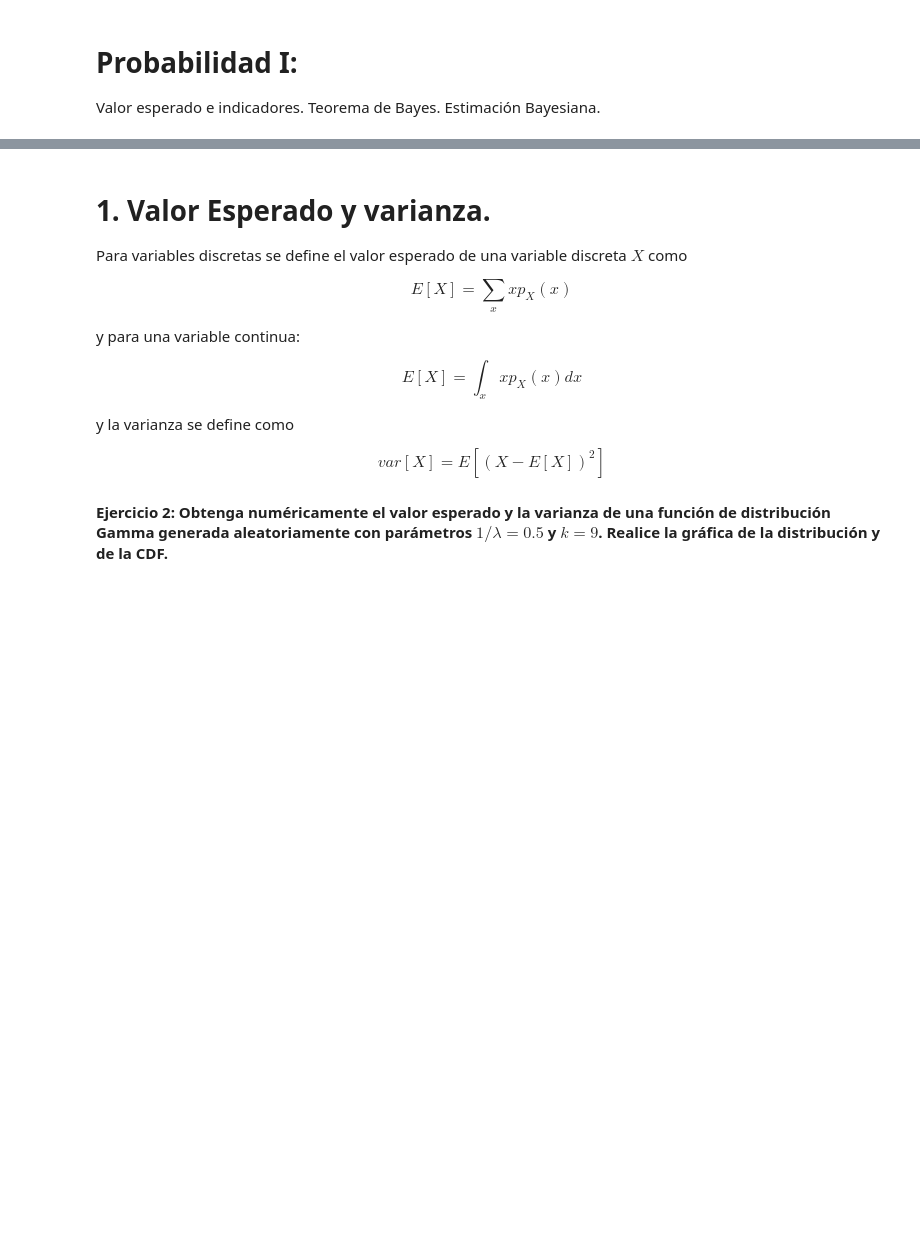
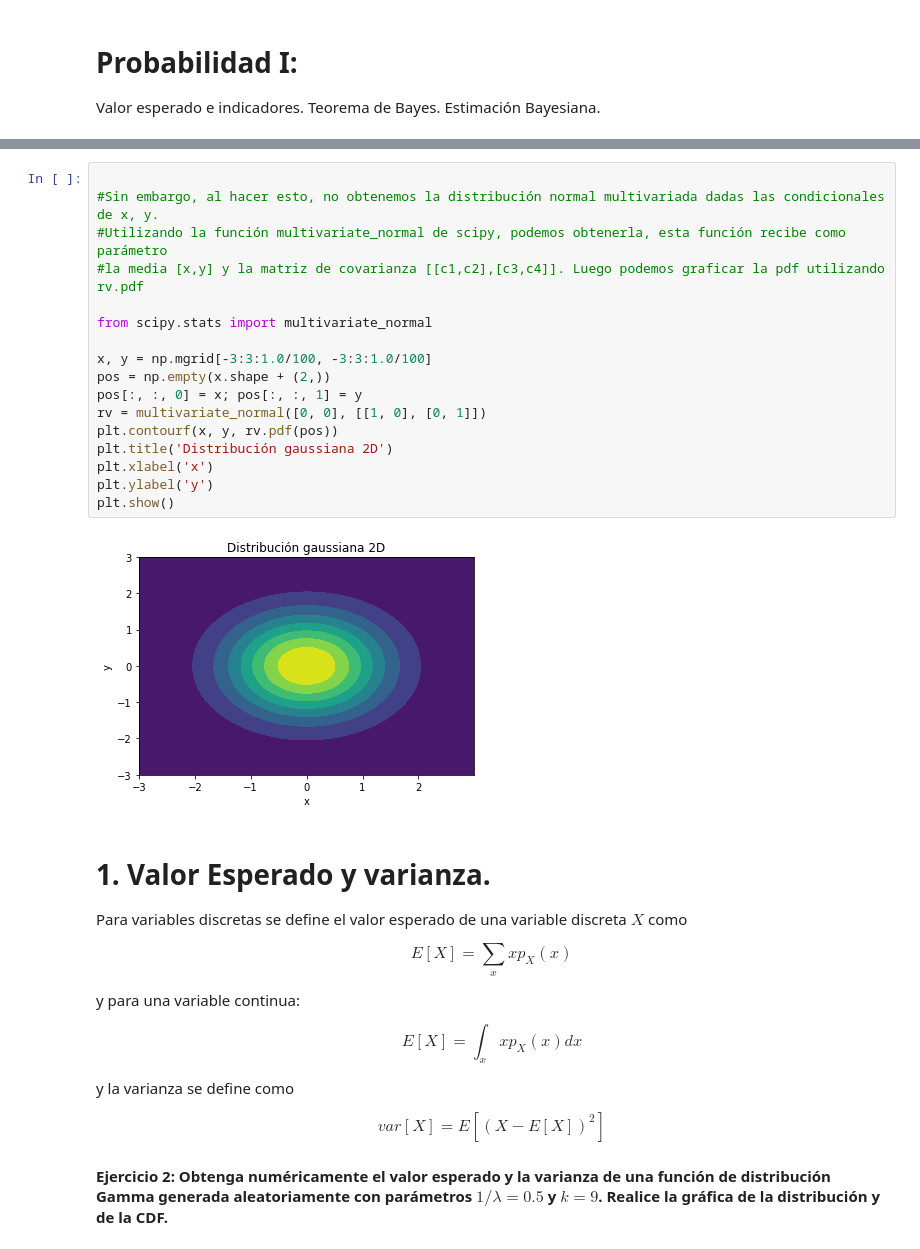
Before and after one commit to Cpicon/DataSciencePythonCourse, a Jupyter notebook: 7Estadistica/3_ProbabilidadI.ipynb, the cells around one changed output, grey strips where cells are left out. Saved outputs shown, nothing was run; the diff lists cells and outputs as text; blank space fills up the shorter version.

```diff
--- a/7Estadistica/3_ProbabilidadI.ipynb
+++ b/7Estadistica/3_ProbabilidadI.ipynb
@@ -34,3 +61,22 @@ f_{X}(x)=\int_{-\infty}^{\infty}f_{Y}(y)f_{X|Y}(x|y)dy
+# %%
+
+#Sin embargo, al hacer esto, no obtenemos la distribución normal multivariada dadas las condicionales de x, y.
+#Utilizando la función multivariate_normal de scipy, podemos obtenerla, esta función recibe como parámetro
+#la media [x,y] y la matriz de covarianza [[c1,c2],[c3,c4]]. Luego podemos graficar la pdf utilizando rv.pdf
+
+from scipy.stats import multivariate_normal
+
+x, y = np.mgrid[-3:3:1.0/100, -3:3:1.0/100]
+pos = np.empty(x.shape + (2,))
+pos[:, :, 0] = x; pos[:, :, 1] = y
+rv = multivariate_normal([0, 0], [[1, 0], [0, 1]])
+plt.contourf(x, y, rv.pdf(pos))
+plt.title('Distribución gaussiana 2D')
+plt.xlabel('x')
+plt.ylabel('y')
+plt.show()
+# %% [output]
+[figure, added]
 # %% [markdown]
 # 1. Valor Esperado y varianza.
 
```
Also changed, not shown: parts of 5 cells of this notebook.
